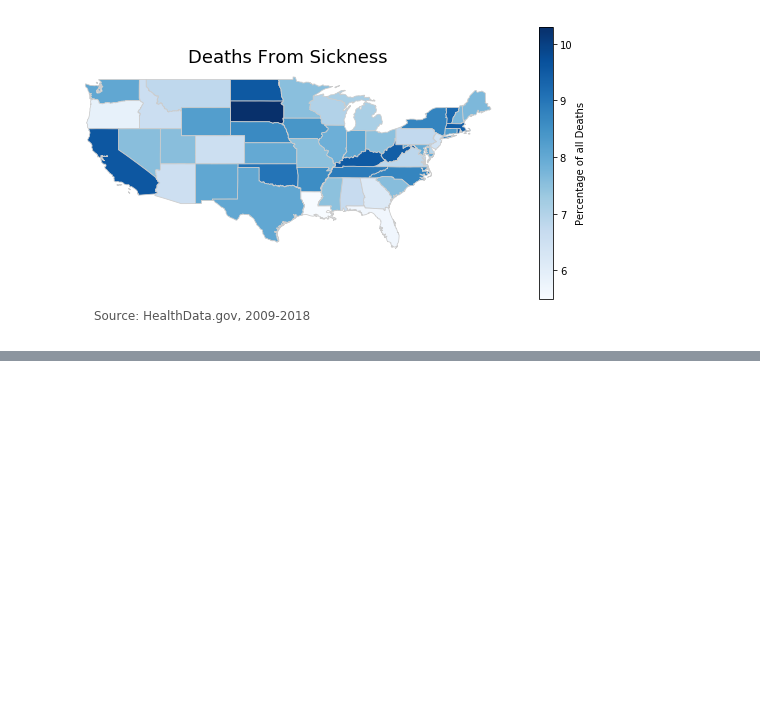
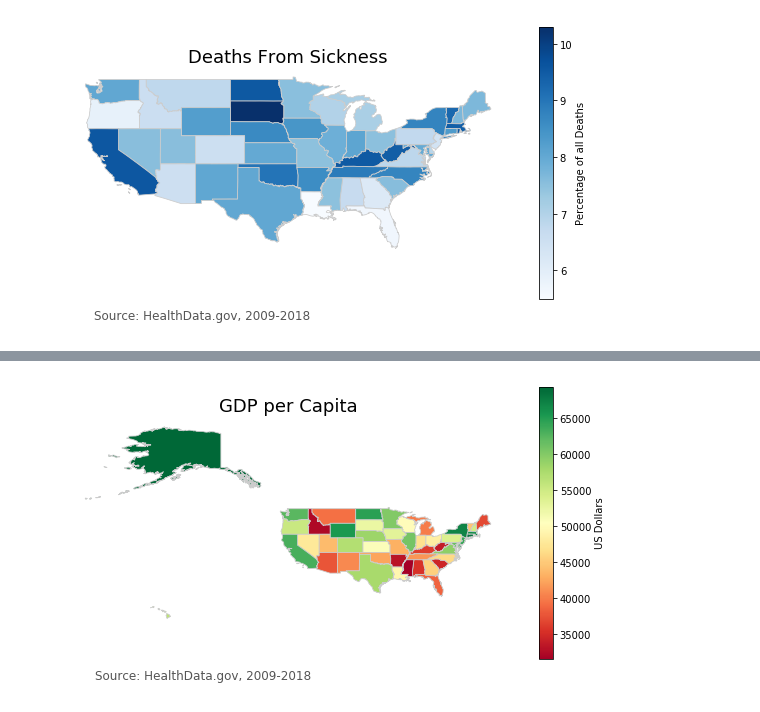
Before and after one commit to Daniel-Lomeland/Bristol_Bay_Fishing, a Jupyter notebook: GeoPandas_State_Maps.ipynb, the cells around one changed output, grey strips where cells are left out. Drawn from its saved outputs; the diff is of its cells as text; code cells hidden in the pictures; blank space fills up the shorter version.

```diff
--- a/GeoPandas_State_Maps.ipynb
+++ b/GeoPandas_State_Maps.ipynb
@@ -82,0 +106,4 @@ map('Percentage of Children 0-18',merged,'Children 0-18','YlGn',[32,20],'percent
+# %%
+map('GDP per Capita',mergedGDP,'GDP per capita','RdYlGn',[69300,31656],'US Dollars')
+# %% [output]
+[figure, added]
```
Also changed, not shown: parts of 8 cells of this notebook, 3 other files.
